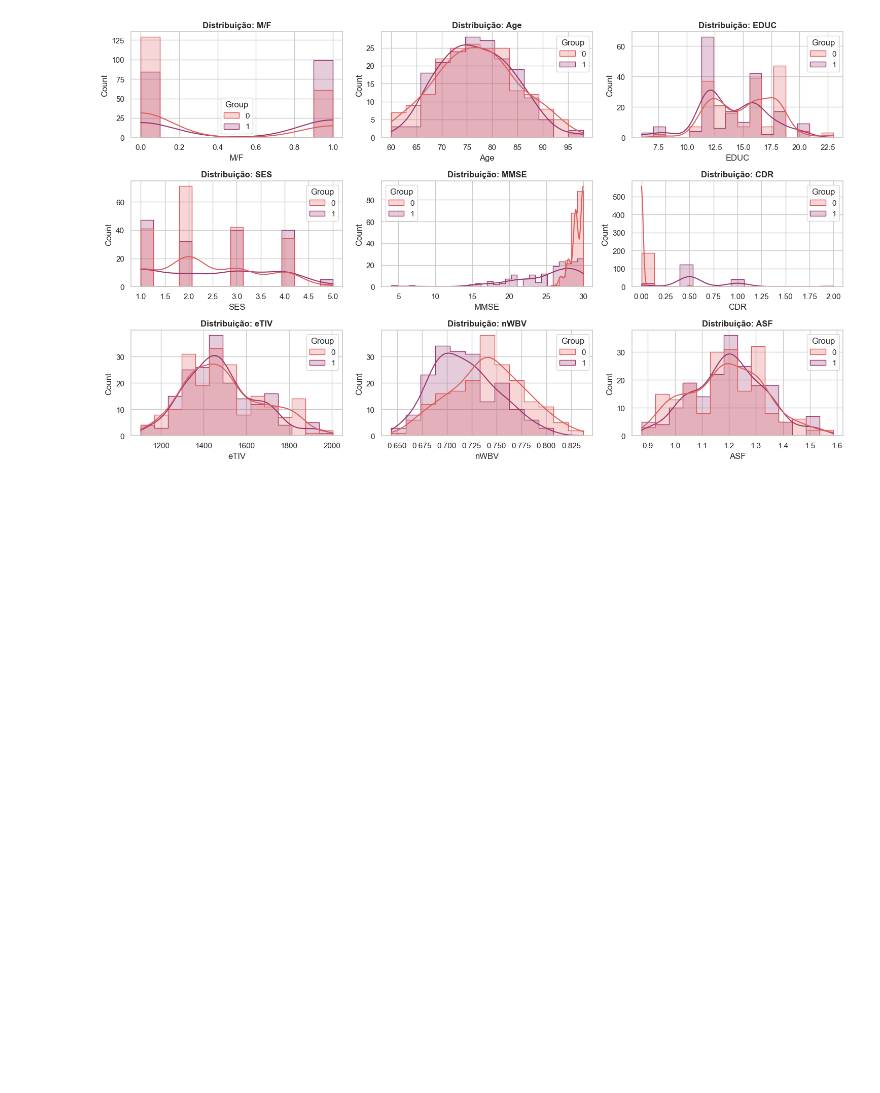
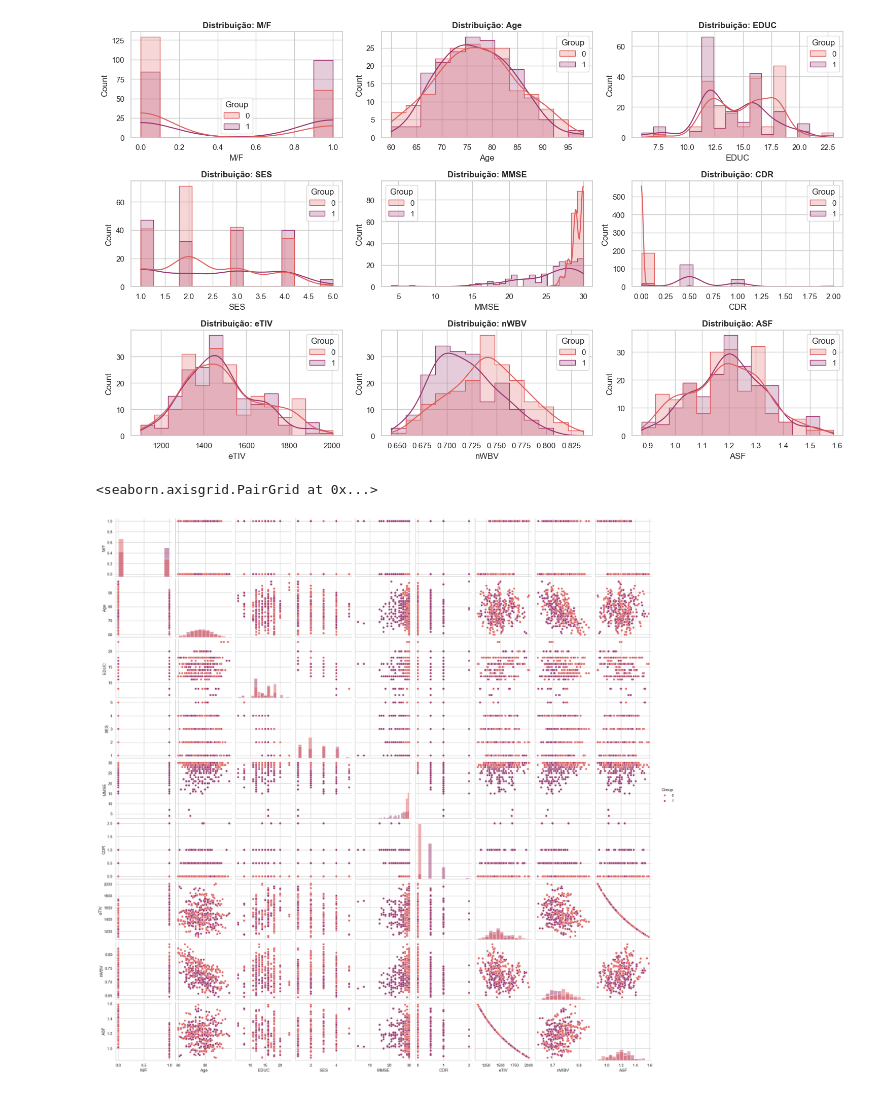
Before and after one commit to Squad-Nina-da-Hora/wmc-desafio-previsao-demencia, a Jupyter notebook: analise.ipynb, the cells around one changed output. Drawn from its saved outputs; the diff is of its cells as text; code cells hidden in the pictures; blank space fills up the shorter version.

Commit message:
dispersões

```diff
--- a/analise.ipynb
+++ b/analise.ipynb
@@ -329,3 +329,10 @@ plt.tight_layout()
 plt.show()
 # %% [output]
 [figure]
+# %%
+# Exibindo dispersões
+
+sns.pairplot(data, hue=var_alvo, diag_kind='hist', palette=cores)
+# %% [output]
+<seaborn.axisgrid.PairGrid at 0x...>
+[figure, added]
```
